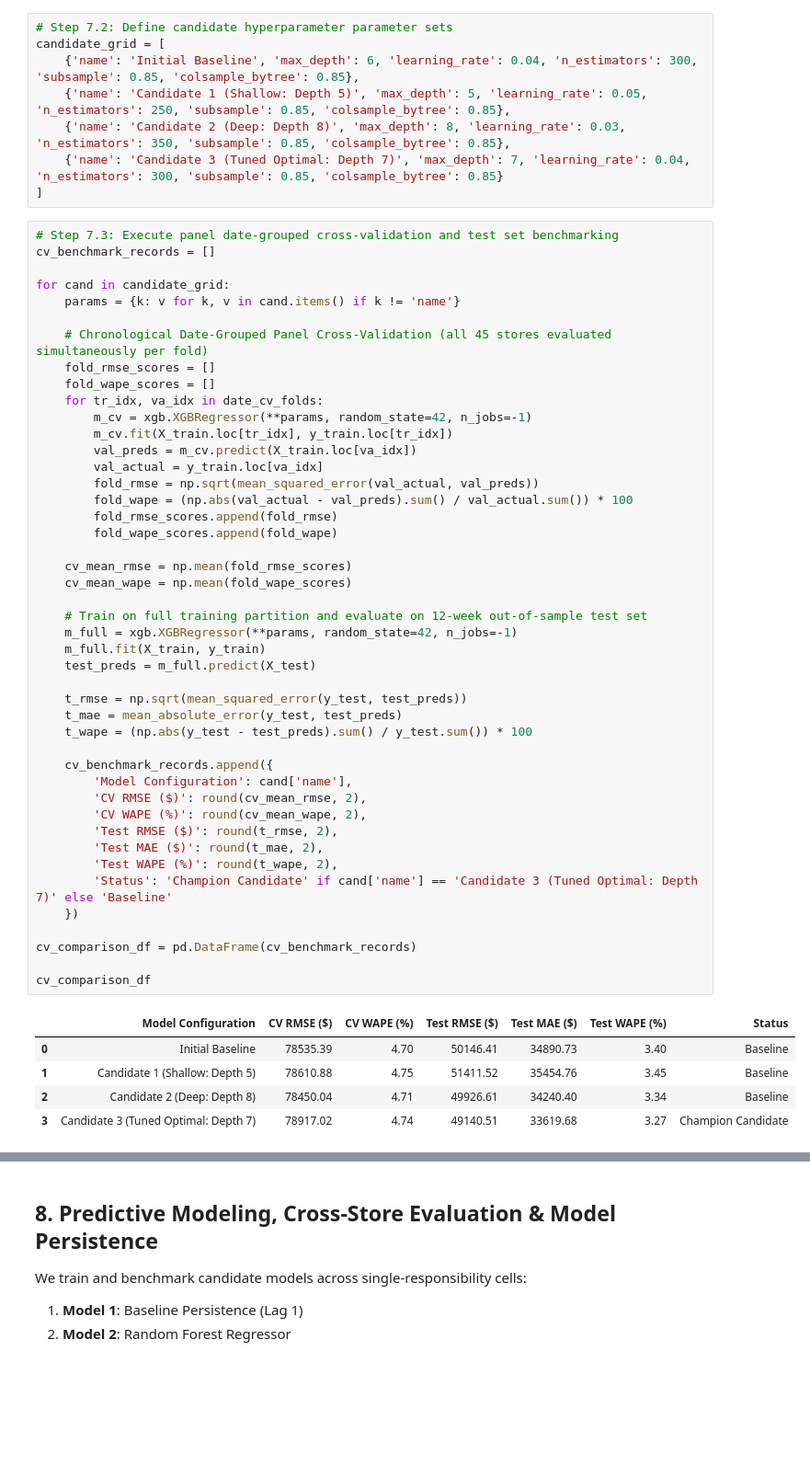
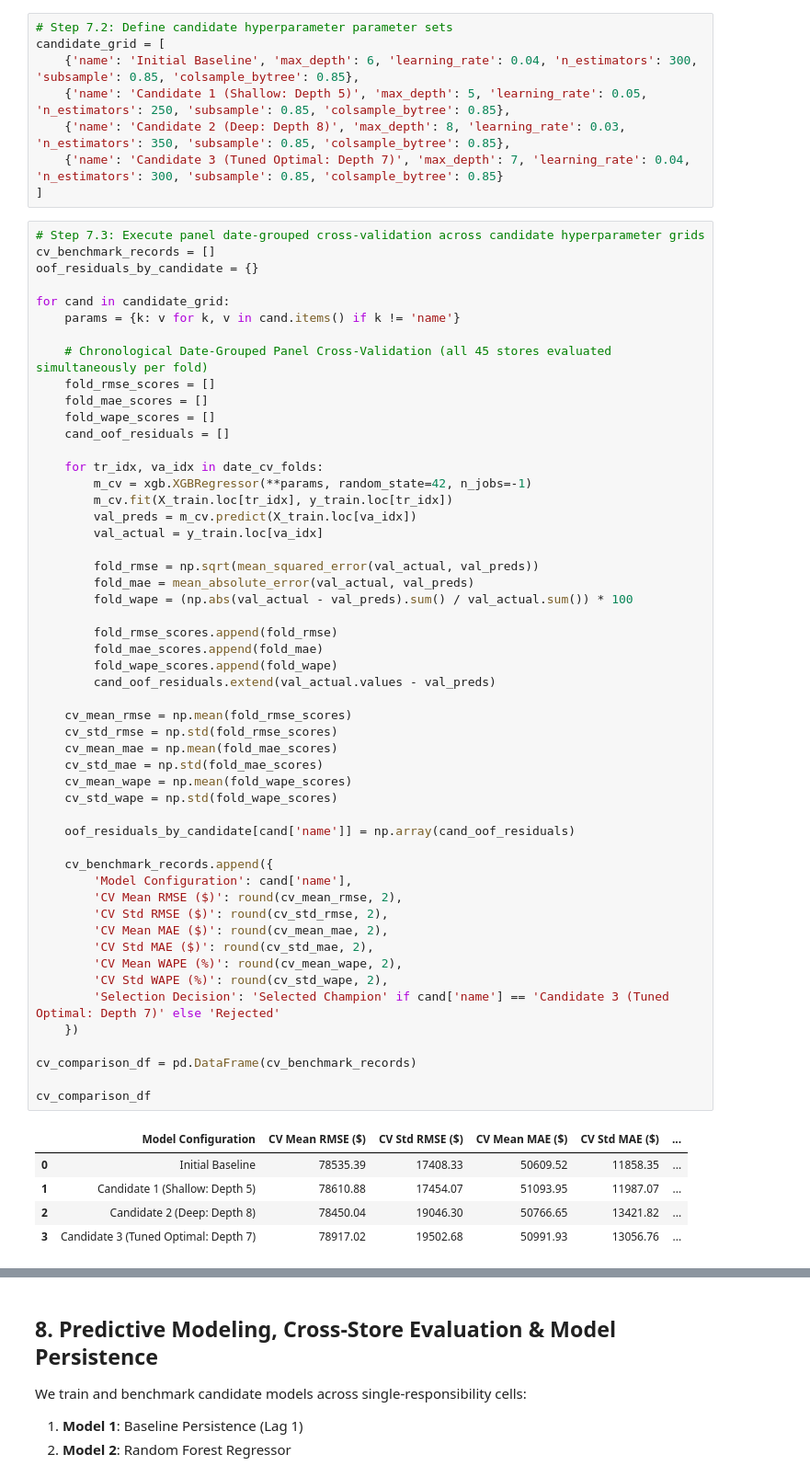
Before and after one commit to AmanBanik/capstone_DSAI_IITI, a Jupyter notebook: capstone_1_walmart/notebooks/01_walmart_sales_forecasting.ipynb, the cells around one changed output, grey strips where cells are left out. Shown at 92% size. Cells and saved outputs as stored; diff of their text form; blank space fills up the shorter version.

```diff
--- a/capstone_1_walmart/notebooks/01_walmart_sales_forecasting.ipynb
+++ b/capstone_1_walmart/notebooks/01_walmart_sales_forecasting.ipynb
@@ -572,56 +572,63 @@ candidate_grid = [
     {'name': 'Candidate 3 (Tuned Optimal: Depth 7)', 'max_depth': 7, 'learning_rate': 0.04, 'n_estimators': 300, 'subsample': 0.85, 'colsample_bytree': 0.85}
 ]
 # %%
-# Step 7.3: Execute panel date-grouped cross-validation and test set benchmarking
+# Step 7.3: Execute panel date-grouped cross-validation across candidate hyperparameter grids
 cv_benchmark_records = []
+oof_residuals_by_candidate = {}
 
 for cand in candidate_grid:
     params = {k: v for k, v in cand.items() if k != 'name'}
 
     # Chronological Date-Grouped Panel Cross-Validation (all 45 stores evaluated simultaneously per fold)
     fold_rmse_scores = []
+    fold_mae_scores = []
     fold_wape_scores = []
+    cand_oof_residuals = []
+
     for tr_idx, va_idx in date_cv_folds:
         m_cv = xgb.XGBRegressor(**params, random_state=42, n_jobs=-1)
         m_cv.fit(X_train.loc[tr_idx], y_train.loc[tr_idx])
         val_preds = m_cv.predict(X_train.loc[va_idx])
         val_actual = y_train.loc[va_idx]
+
         fold_rmse = np.sqrt(mean_squared_error(val_actual, val_preds))
+        fold_mae = mean_absolute_error(val_actual, val_preds)
         fold_wape = (np.abs(val_actual - val_preds).sum() / val_actual.sum()) * 100
+
         fold_rmse_scores.append(fold_rmse)
+        fold_mae_scores.append(fold_mae)
         fold_wape_scores.append(fold_wape)
+        cand_oof_residuals.extend(val_actual.values - val_preds)
 
     cv_mean_rmse = np.mean(fold_rmse_scores)
+    cv_std_rmse = np.std(fold_rmse_scores)
+    cv_mean_mae = np.mean(fold_mae_scores)
+    cv_std_mae = np.std(fold_mae_scores)
     cv_mean_wape = np.mean(fold_wape_scores)
+    cv_std_wape = np.std(fold_wape_scores)
 
-    # Train on full training partition and evaluate on 12-week out-of-sample test set
-    m_full = xgb.XGBRegressor(**params, random_state=42, n_jobs=-1)
-    m_full.fit(X_train, y_train)
-    test_preds = m_full.predict(X_test)
-
-    t_rmse = np.sqrt(mean_squared_error(y_test, test_preds))
-    t_mae = mean_absolute_error(y_test, test_preds)
-    t_wape = (np.abs(y_test - test_preds).sum() / y_test.sum()) * 100
+    oof_residuals_by_candidate[cand['name']] = np.array(cand_oof_residuals)
 
     cv_benchmark_records.append({
         'Model Configuration': cand['name'],
-        'CV RMSE ($)': round(cv_mean_rmse, 2),
-        'CV WAPE (%)': round(cv_mean_wape, 2),
-        'Test RMSE ($)': round(t_rmse, 2),
-        'Test MAE ($)': round(t_mae, 2),
-        'Test WAPE (%)': round(t_wape, 2),
-        'Status': 'Champion Candidate' if cand['name'] == 'Candidate 3 (Tuned Optimal: Depth 7)' else 'Baseline'
+        'CV Mean RMSE ($)': round(cv_mean_rmse, 2),
+        'CV Std RMSE ($)': round(cv_std_rmse, 2),
+        'CV Mean MAE ($)': round(cv_mean_mae, 2),
+        'CV Std MAE ($)': round(cv_std_mae, 2),
+        'CV Mean WAPE (%)': round(cv_mean_wape, 2),
+        'CV Std WAPE (%)': round(cv_std_wape, 2),
+        'Selection Decision': 'Selected Champion' if cand['name'] == 'Candidate 3 (Tuned Optimal: Depth 7)' else 'Rejected'
     })
 
 cv_comparison_df = pd.DataFrame(cv_benchmark_records)
 
 cv_comparison_df
 # %% [output]
-|  | Model Configuration | CV RMSE ($) | CV WAPE (%) | Test RMSE ($) | Test MAE ($) | Test WAPE (%) | Status |
-| 0 | Initial Baseline | 78535.39 | 4.70 | 50146.41 | 34890.73 | 3.40 | Baseline |
-| 1 | Candidate 1 (Shallow: Depth 5) | 78610.88 | 4.75 | 51411.52 | 35454.76 | 3.45 | Baseline |
-| 2 | Candidate 2 (Deep: Depth 8) | 78450.04 | 4.71 | 49926.61 | 34240.40 | 3.34 | Baseline |
-| 3 | Candidate 3 (Tuned Optimal: Depth 7) | 78917.02 | 4.74 | 49140.51 | 33619.68 | 3.27 | Champion Candidate |
+|  | Model Configuration | CV Mean RMSE ($) | CV Std RMSE ($) | CV Mean MAE ($) | CV Std MAE ($) | ... |
+| 0 | Initial Baseline | 78535.39 | 17408.33 | 50609.52 | 11858.35 | ... |
+| 1 | Candidate 1 (Shallow: Depth 5) | 78610.88 | 17454.07 | 51093.95 | 11987.07 | ... |
+| 2 | Candidate 2 (Deep: Depth 8) | 78450.04 | 19046.30 | 50766.65 | 13421.82 | ... |
+| 3 | Candidate 3 (Tuned Optimal: Depth 7) | 78917.02 | 19502.68 | 50991.93 | 13056.76 | ... |
 # %% [markdown]
 ### Interpretation: Hyperparameter Tuning & Date-Grouped Cross-Validation Results
 - **Methodological Panel Validation**: Rather than row-based splitting, cross-validation is performed using **date-grouped expanding chronological windows across all 45 stores simultaneously**. In each fold, all 45 stores are trained up to cutoff date $t_k$ and validated on the subsequent 12-week horizon $[t_k + 1, \dots, t_k + 12]$, strictly preventing store boundary or temporal leakage.
```
Also changed, not shown: parts of 8 cells of this notebook, 16 other files.
